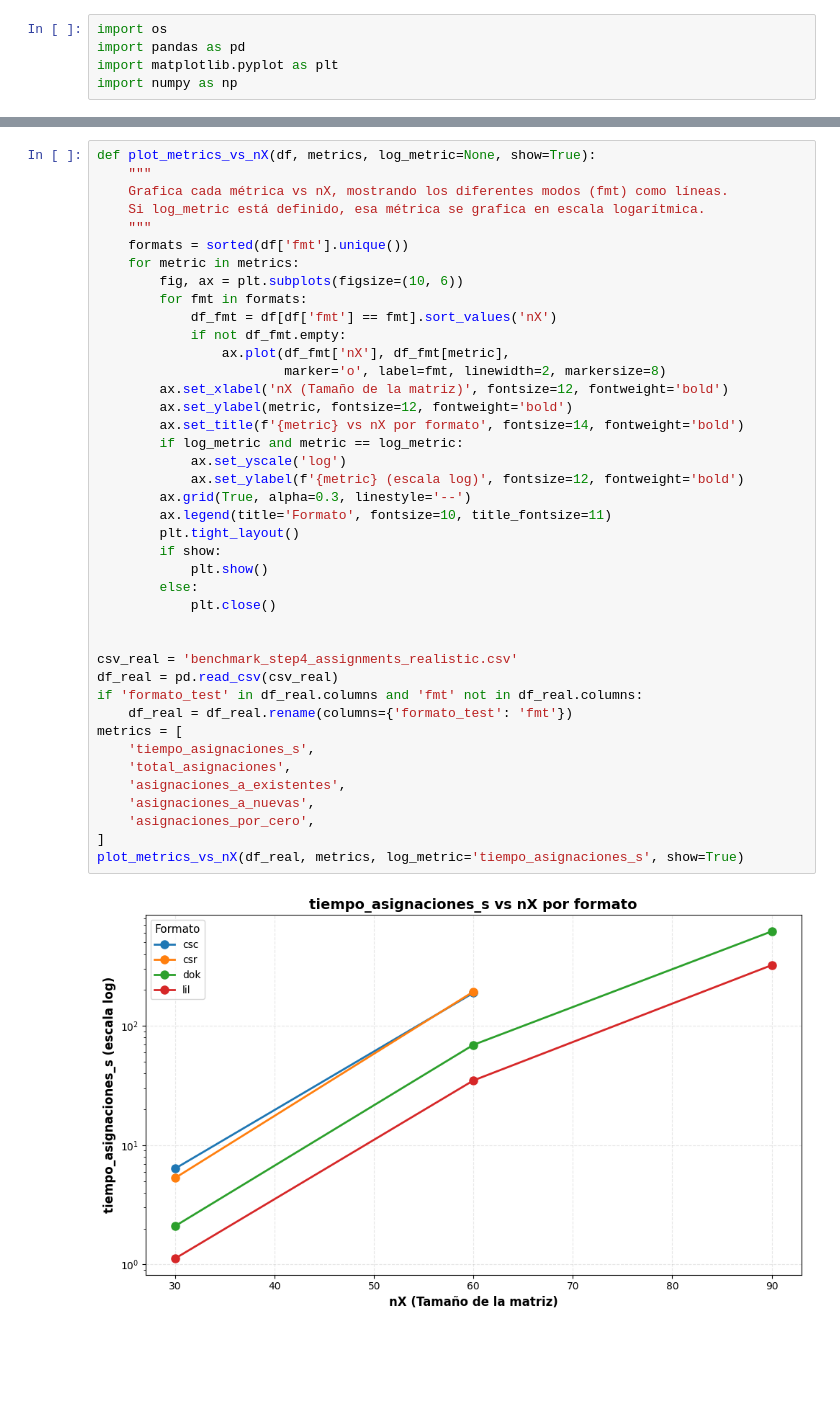
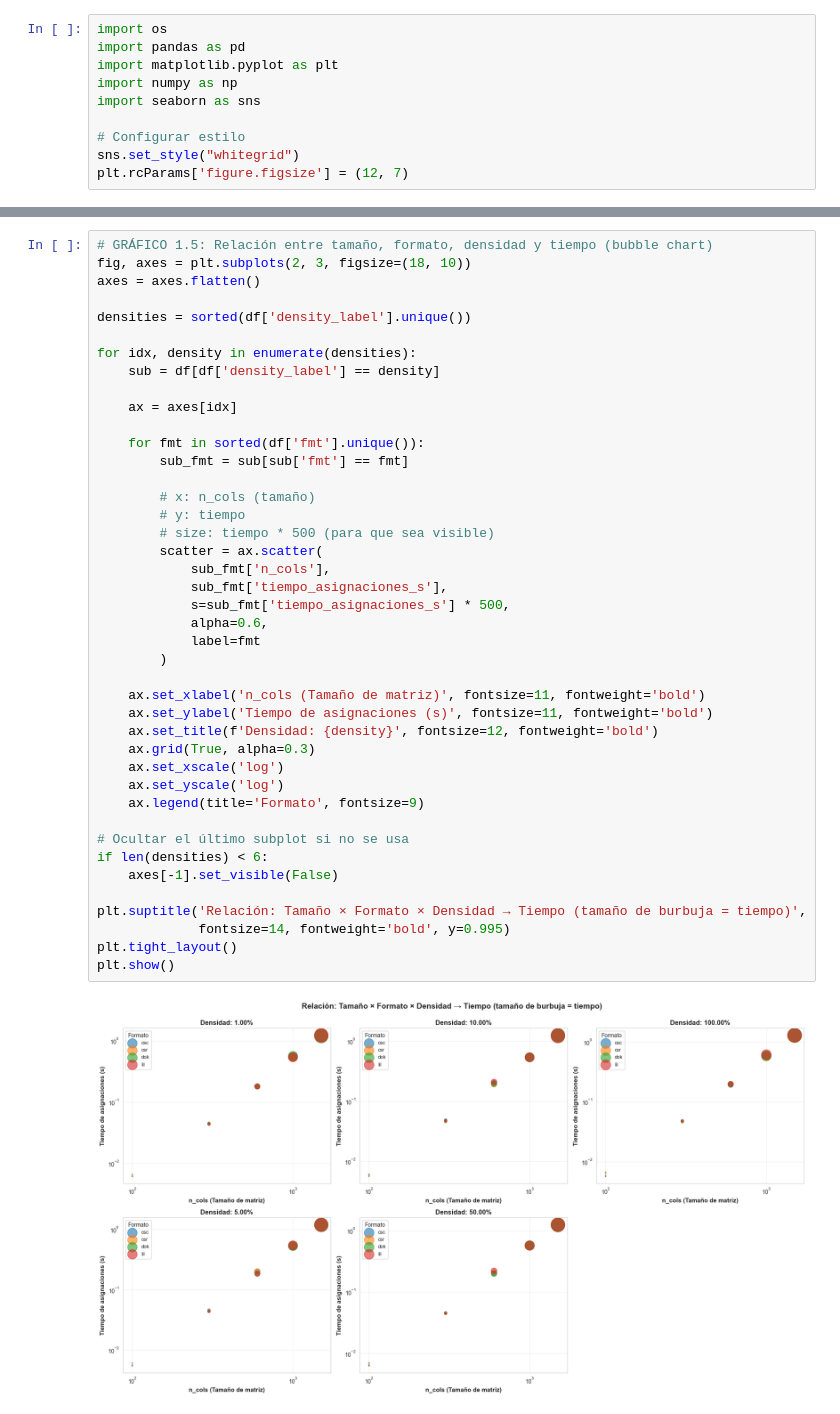
Before and after one commit to ThiagoTiracchia/persistent-cost, a Jupyter notebook: benchmarks/csv_y_vis/visualizer.ipynb, the cells around one changed output, grey strips where cells are left out. Cells and saved outputs as stored; diff of their text form; blank space fills up the shorter version.

```diff
--- a/benchmarks/csv_y_vis/visualizer.ipynb
+++ b/benchmarks/csv_y_vis/visualizer.ipynb
@@ -3,4 +3,9 @@ import os
 import pandas as pd
 import matplotlib.pyplot as plt
 import numpy as np
+import seaborn as sns
+
+# Configurar estilo
+sns.set_style("whitegrid")
+plt.rcParams['figure.figsize'] = (12, 7)
 # %%
@@ -112,43 +53,44 @@ for step_name, time_col in all_steps:
 # %%
-def plot_metrics_vs_nX(df, metrics, log_metric=None, show=True):
-    """
-    Grafica cada métrica vs nX, mostrando los diferentes modos (fmt) como líneas.
-    Si log_metric está definido, esa métrica se grafica en escala logarítmica.
-    """
-    formats = sorted(df['fmt'].unique())
-    for metric in metrics:
-        fig, ax = plt.subplots(figsize=(10, 6))
-        for fmt in formats:
-            df_fmt = df[df['fmt'] == fmt].sort_values('nX')
-            if not df_fmt.empty:
-                ax.plot(df_fmt['nX'], df_fmt[metric],
-                        marker='o', label=fmt, linewidth=2, markersize=8)
-        ax.set_xlabel('nX (Tamaño de la matriz)', fontsize=12, fontweight='bold')
-        ax.set_ylabel(metric, fontsize=12, fontweight='bold')
-        ax.set_title(f'{metric} vs nX por formato', fontsize=14, fontweight='bold')
-        if log_metric and metric == log_metric:
-            ax.set_yscale('log')
-            ax.set_ylabel(f'{metric} (escala log)', fontsize=12, fontweight='bold')
-        ax.grid(True, alpha=0.3, linestyle='--')
-        ax.legend(title='Formato', fontsize=10, title_fontsize=11)
-        plt.tight_layout()
-        if show:
-            plt.show()
-        else:
-            plt.close()
+# GRÁFICO 1.5: Relación entre tamaño, formato, densidad y tiempo (bubble chart)
+fig, axes = plt.subplots(2, 3, figsize=(18, 10))
+axes = axes.flatten()
 
+densities = sorted(df['density_label'].unique())
 
-csv_real = 'benchmark_step4_assignments_realistic.csv'
-df_real = pd.read_csv(csv_real)
-if 'formato_test' in df_real.columns and 'fmt' not in df_real.columns:
-    df_real = df_real.rename(columns={'formato_test': 'fmt'})
-metrics = [
-    'tiempo_asignaciones_s',
-    'total_asignaciones',
-    'asignaciones_a_existentes',
-    'asignaciones_a_nuevas',
-    'asignaciones_por_cero',
-]
-plot_metrics_vs_nX(df_real, metrics, log_metric='tiempo_asignaciones_s', show=True)
+for idx, density in enumerate(densities):
+    sub = df[df['density_label'] == density]
+
+    ax = axes[idx]
+
+    for fmt in sorted(df['fmt'].unique()):
+        sub_fmt = sub[sub['fmt'] == fmt]
+
+        # x: n_cols (tamaño)
+        # y: tiempo
+        # size: tiempo * 500 (para que sea visible)
+        scatter = ax.scatter(
+            sub_fmt['n_cols'],
+            sub_fmt['tiempo_asignaciones_s'],
+            s=sub_fmt['tiempo_asignaciones_s'] * 500,
+            alpha=0.6,
+            label=fmt
+        )
+
+    ax.set_xlabel('n_cols (Tamaño de matriz)', fontsize=11, fontweight='bold')
+    ax.set_ylabel('Tiempo de asignaciones (s)', fontsize=11, fontweight='bold')
+    ax.set_title(f'Densidad: {density}', fontsize=12, fontweight='bold')
+    ax.grid(True, alpha=0.3)
+    ax.set_xscale('log')
+    ax.set_yscale('log')
+    ax.legend(title='Formato', fontsize=9)
+
+# Ocultar el último subplot si no se usa
+if len(densities) < 6:
+    axes[-1].set_visible(False)
+
+plt.suptitle('Relación: Tamaño × Formato × Densidad → Tiempo (tamaño de burbuja = tiempo)',
+             fontsize=14, fontweight='bold', y=0.995)
+plt.tight_layout()
+plt.show()
 # %% [output]
-[figure, old version]
+[figure, new version]
```
Also changed, not shown: parts of 10 cells of this notebook, 4 other files.
